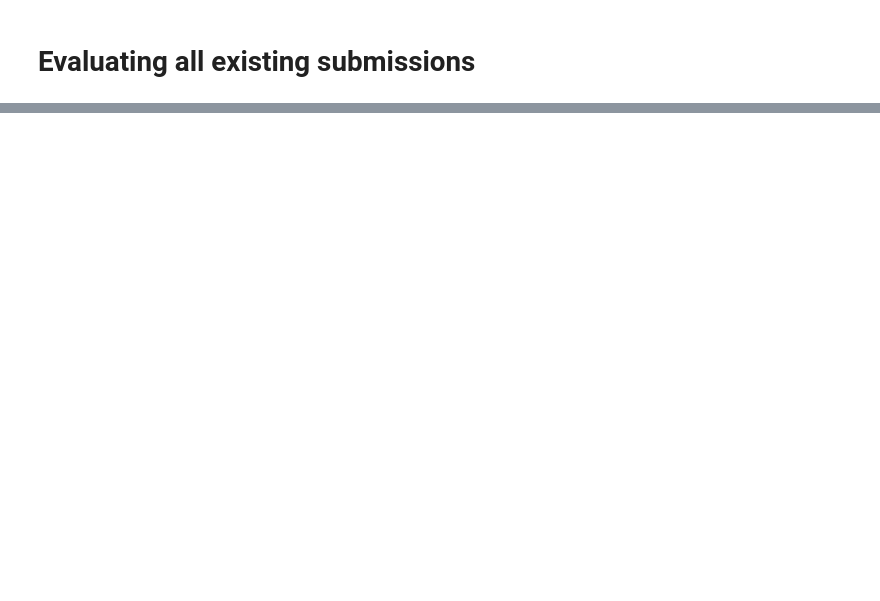
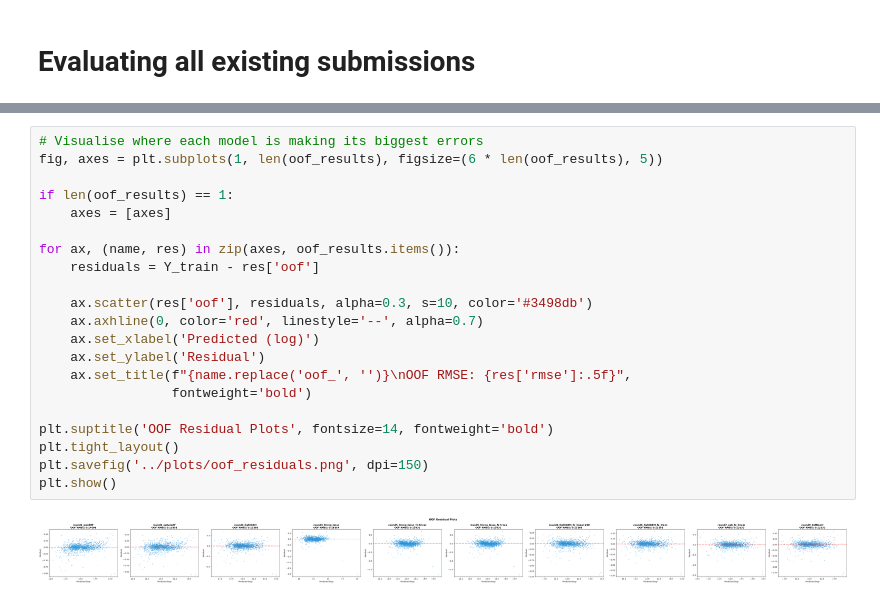
Before and after one commit to chyiricketts/Kaggle_HousePrices, a Jupyter notebook: scripts/evaluate.ipynb, the cells around one changed output, grey strips where cells are left out. Saved outputs shown, nothing was run; the diff lists cells and outputs as text; blank space fills up the shorter version.

```diff
--- a/scripts/evaluate.ipynb
+++ b/scripts/evaluate.ipynb
@@ -108,0 +264,23 @@ Passing `palette` without assigning `hue` is deprecated and will be removed in v
+# %%
+# Visualise where each model is making its biggest errors
+fig, axes = plt.subplots(1, len(oof_results), figsize=(6 * len(oof_results), 5))
+
+if len(oof_results) == 1:
+    axes = [axes]
+
+for ax, (name, res) in zip(axes, oof_results.items()):
+    residuals = Y_train - res['oof']
+
+    ax.scatter(res['oof'], residuals, alpha=0.3, s=10, color='#3498db')
+    ax.axhline(0, color='red', linestyle='--', alpha=0.7)
+    ax.set_xlabel('Predicted (log)')
+    ax.set_ylabel('Residual')
+    ax.set_title(f"{name.replace('oof_', '')}\nOOF RMSE: {res['rmse']:.5f}",
+                 fontweight='bold')
+
+plt.suptitle('OOF Residual Plots', fontsize=14, fontweight='bold')
+plt.tight_layout()
+plt.savefig('../plots/oof_residuals.png', dpi=150)
+plt.show()
+# %% [output]
+[figure, added]
```
Also changed, not shown: parts of 6 cells of this notebook, 12 other files.
